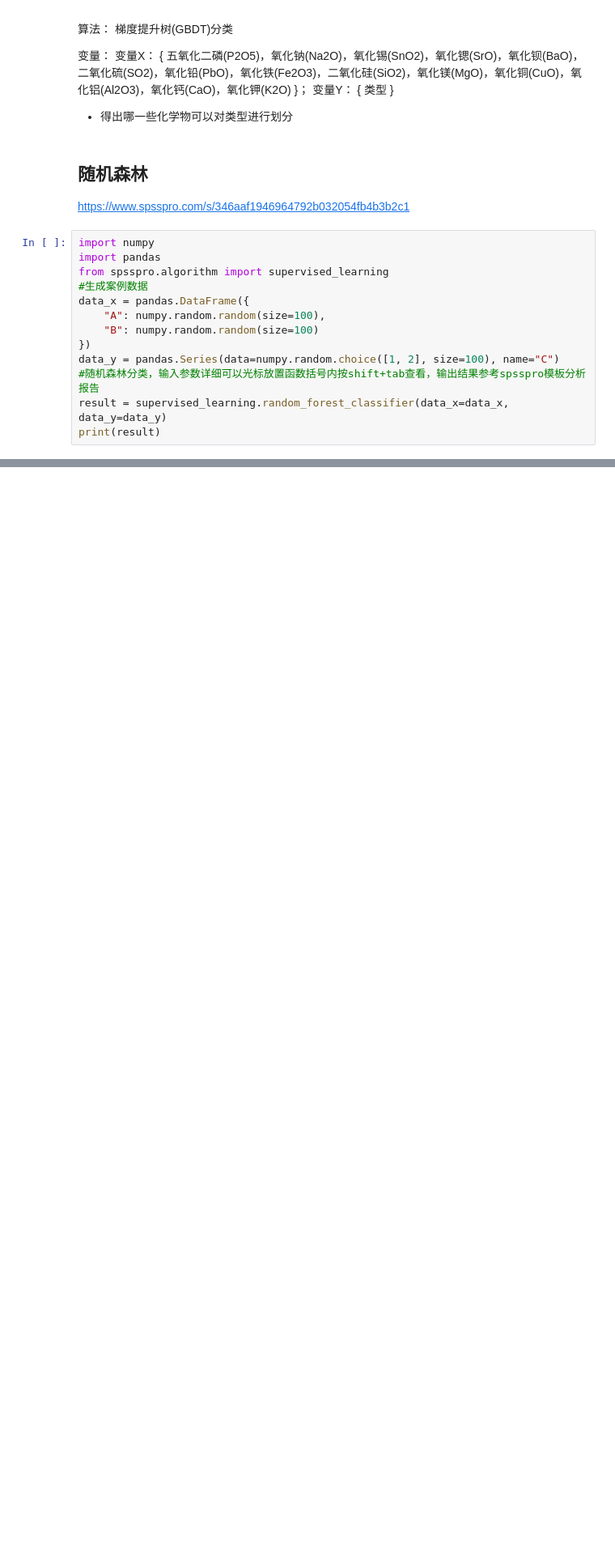
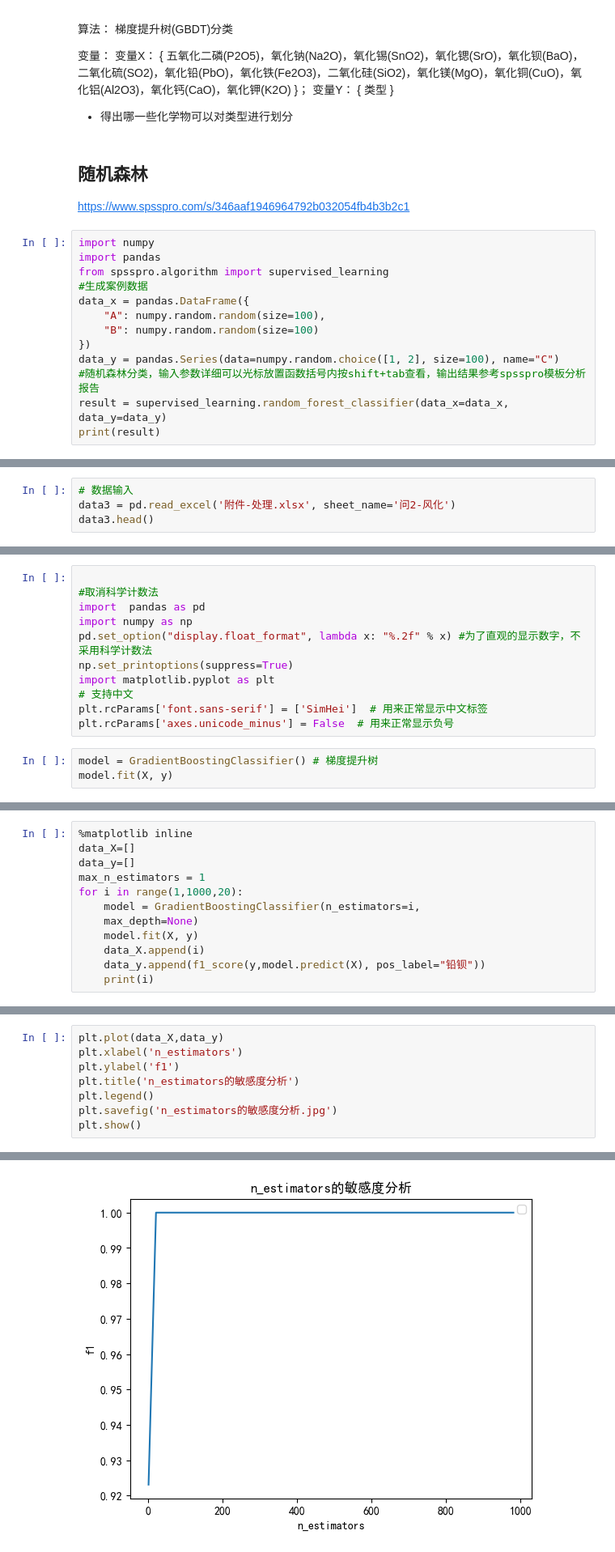
Before and after one commit to Chasen-Liao/CBC, a Jupyter notebook: 第一次培训/求解过程/写作思路.ipynb, the cells around one changed output, grey strips where cells are left out. Shown at 81% size. Saved outputs shown, nothing was run; the diff lists cells and outputs as text; blank space fills up the shorter version.

```diff
--- a/第一次培训/求解过程/写作思路.ipynb
+++ b/第一次培训/求解过程/写作思路.ipynb
@@ -221,0 +240,4 @@ print(result)
+# %%
+# 数据输入
+data3 = pd.read_excel('附件-处理.xlsx', sheet_name='问2-风化')
+data3.head()
@@ -221,0 +268,14 @@ print(result)
+# %%
+
+#取消科学计数法
+import  pandas as pd
+import numpy as np
+pd.set_option("display.float_format", lambda x: "%.2f" % x) #为了直观的显示数字，不采用科学计数法
+np.set_printoptions(suppress=True)
+import matplotlib.pyplot as plt
+# 支持中文
+plt.rcParams['font.sans-serif'] = ['SimHei']  # 用来正常显示中文标签
+plt.rcParams['axes.unicode_minus'] = False  # 用来正常显示负号
+# %%
+model = GradientBoostingClassifier() # 梯度提升树
+model.fit(X, y)
@@ -221,0 +291,12 @@ print(result)
+# %%
+%matplotlib inline
+data_X=[]
+data_y=[]
+max_n_estimators = 1
+for i in range(1,1000,20):
+    model = GradientBoostingClassifier(n_estimators=i,
+    max_depth=None)
+    model.fit(X, y)
+    data_X.append(i)
+    data_y.append(f1_score(y,model.predict(X), pos_label="铅钡"))
+    print(i)
@@ -221,0 +321,9 @@ print(result)
+# %%
+plt.plot(data_X,data_y)
+plt.xlabel('n_estimators')
+plt.ylabel('f1')
+plt.title('n_estimators的敏感度分析')
+plt.legend()
+plt.savefig('n_estimators的敏感度分析.jpg')
+plt.show()
+# %% [output]
@@ -221,0 +331 @@ print(result)
+[figure, added]
```
Also changed, not shown: parts of 18 cells of this notebook, 3 other files.
